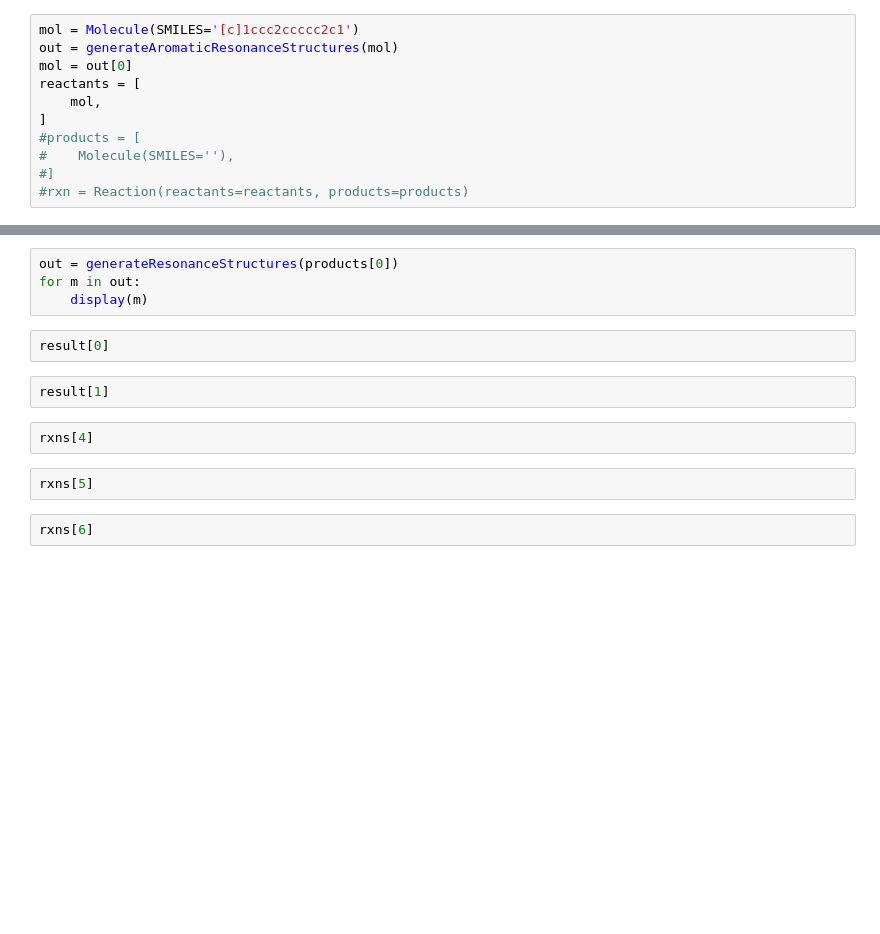
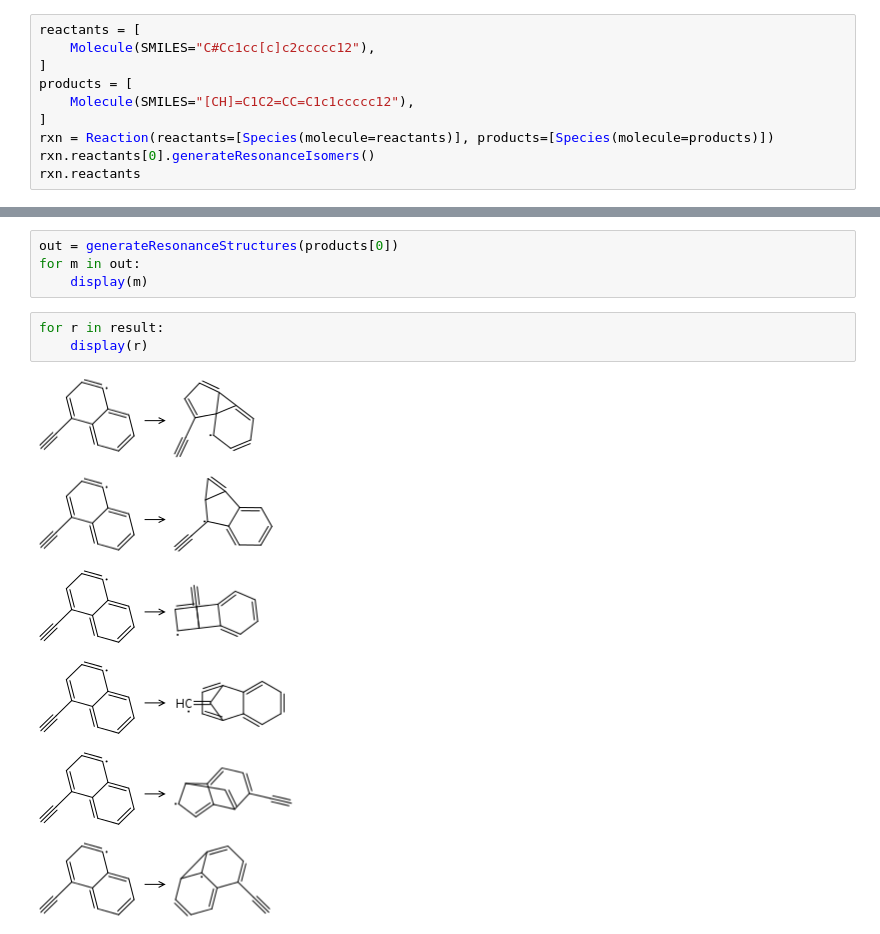
Before and after one commit to hwpang/misc_scripts, a Jupyter notebook: Kinetics/DebugKinetics.ipynb, the cells around one changed output, grey strips where cells are left out. Saved outputs shown, nothing was run; the diff lists cells and outputs as text; blank space fills up the shorter version.

```diff
--- a/Kinetics/DebugKinetics.ipynb
+++ b/Kinetics/DebugKinetics.ipynb
@@ -20,13 +21,12 @@ database.load(
     kineticsFamilies = [family],
     )
 # %%
-mol = Molecule(SMILES='[c]1ccc2ccccc2c1')
-out = generateAromaticResonanceStructures(mol)
-mol = out[0]
 reactants = [
-    mol,
+    Molecule(SMILES="C#Cc1cc[c]c2ccccc12"),
 ]
-#products = [
-#    Molecule(SMILES=''),
-#]
-#rxn = Reaction(reactants=reactants, products=products)
+products = [
+    Molecule(SMILES="[CH]=C1C2=CC=C1c1ccccc12"),
+]
+rxn = Reaction(reactants=[Species(molecule=reactants)], products=[Species(molecule=products)])
+rxn.reactants[0].generateResonanceIsomers()
+rxn.reactants
@@ -41,13 +55,13 @@ for m in out:
 out = generateResonanceStructures(products[0])
 for m in out:
     display(m)
-# %%
-result[0]
-# %%
-result[1]
-# %%
-rxns[4]
-# %%
-rxns[5]
-# %%
-rxns[6]
+# %%
+for r in result:
+    display(r)
+# %% [output]
+[figure, added]
+[figure, added]
+[figure, added]
+[figure, added]
+[figure, added]
+[figure, added]
```
Also changed, not shown: parts of 4 cells of this notebook, 7 other files.
